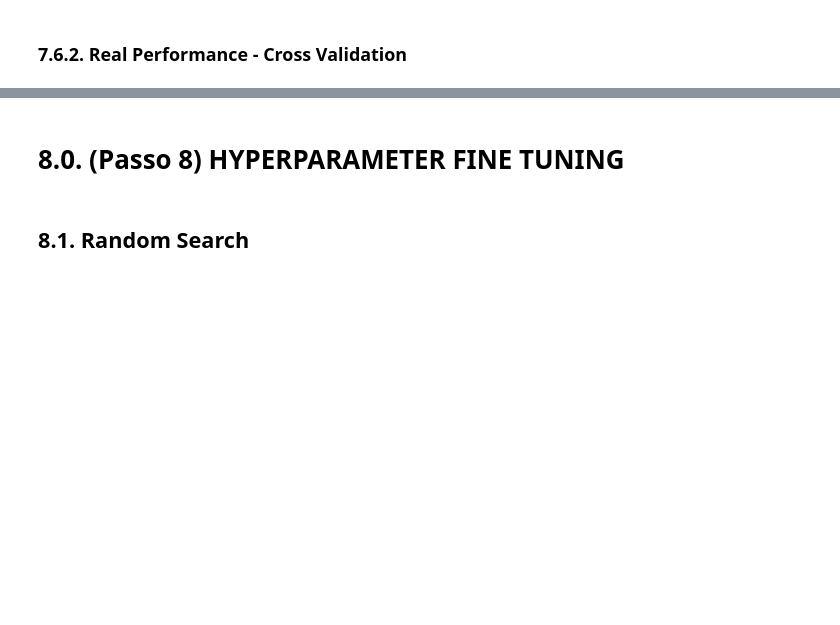
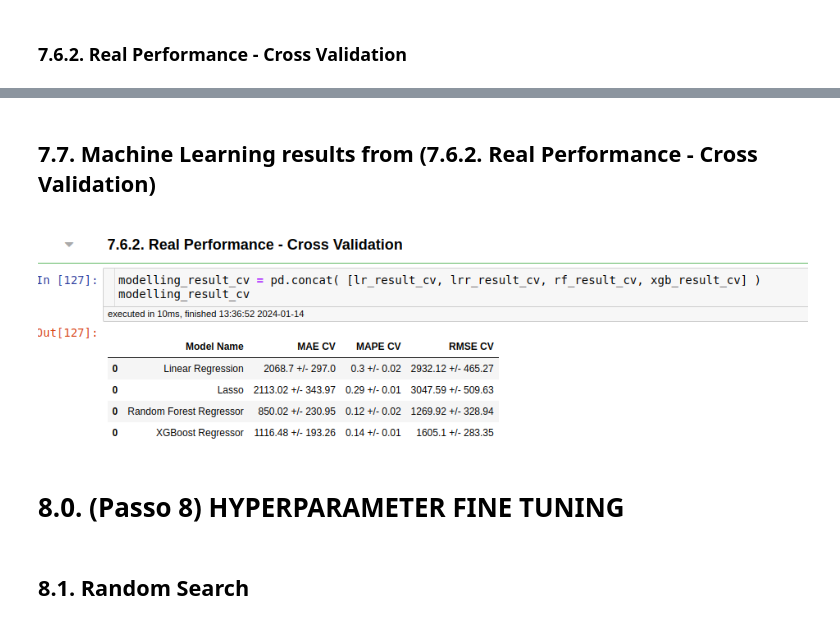
Before and after one commit to Felipehsilva/ds_em_producao, a Jupyter notebook: m11_v01_store_sales_prediction.ipynb, the cells around one changed output, grey strips where cells are left out. Cells and saved outputs as stored; diff of their text form; code cells hidden in the pictures; blank space fills up the shorter version.

```diff
--- a/m11_v01_store_sales_prediction.ipynb
+++ b/m11_v01_store_sales_prediction.ipynb
@@ -1488,3 +1488,9 @@ modelling_result_cv
+# %% [markdown]
+## 7.7. Machine Learning results from (7.6.2. Real Performance - Cross Validation)
+# %%
+Image('img/ML-results.png')
+# %% [output]
+[figure, added]
 # %% [markdown]
 # 8.0. (Passo 8) HYPERPARAMETER FINE TUNING
 # %% [markdown]
```
Also changed, not shown: parts of 22 cells of this notebook, 3 other files.
